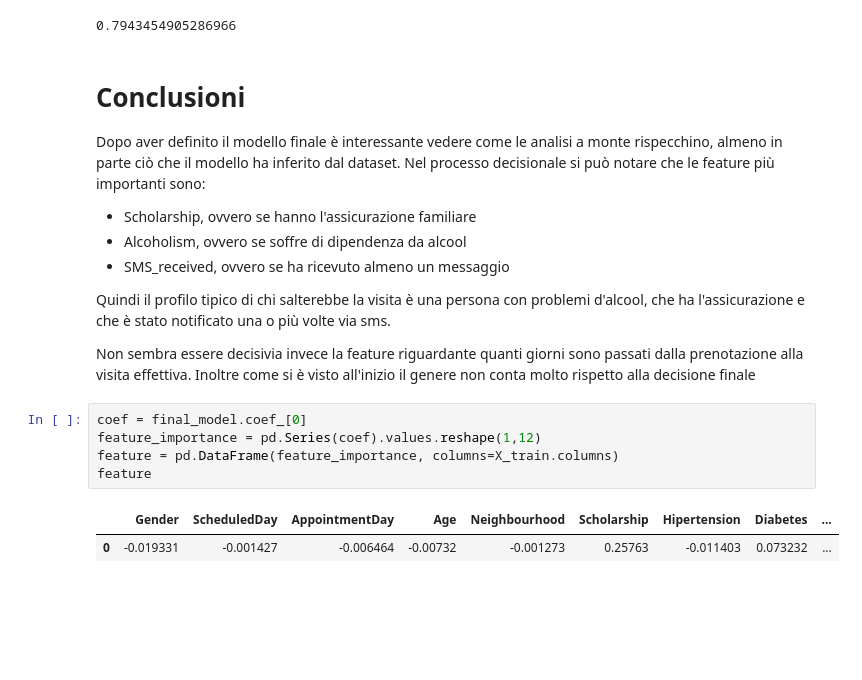
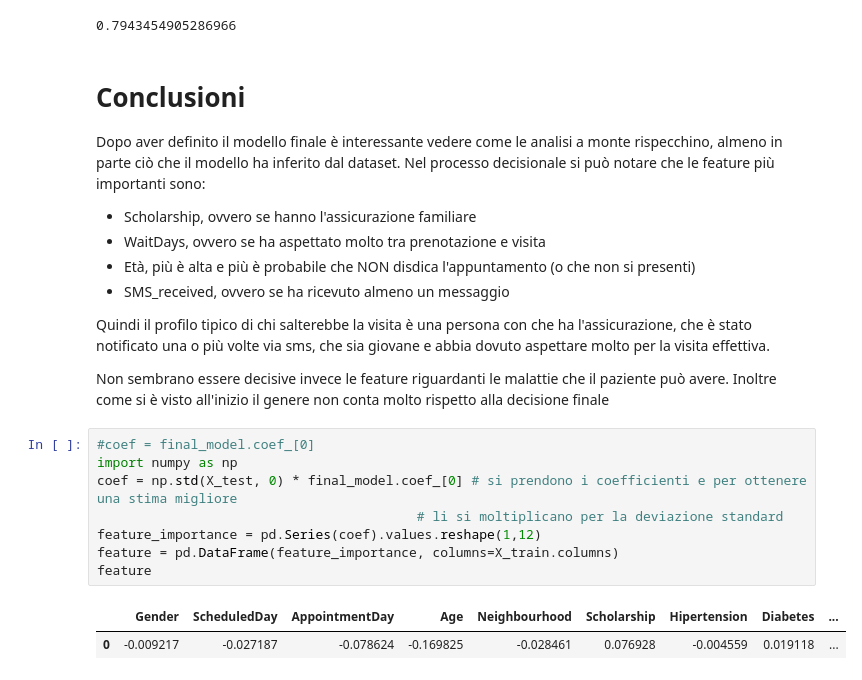
Before and after one commit to antonio-turco/ia-esame-giugno, a Jupyter notebook: Training.ipynb, the cells around one changed output. Saved outputs shown, nothing was run; the diff lists cells and outputs as text; blank space fills up the shorter version.

Commit message:
:bug: fixes an error on the conclusion, The weights of the model were not normalized

```diff
--- a/Training.ipynb
+++ b/Training.ipynb
@@ -349,17 +347,21 @@ final_model.score(X_test, y_test)
 Dopo aver definito il modello finale è interessante vedere come le analisi a monte rispecchino, almeno in parte ciò che il modello ha inferito dal dataset.
 Nel processo decisionale si può notare che le feature più importanti sono:
 - Scholarship, ovvero se hanno l'assicurazione familiare
-- Alcoholism, ovvero se soffre di dipendenza da alcool
+- WaitDays, ovvero se ha aspettato molto tra prenotazione e visita
+- Età, più è alta e più è probabile che NON disdica l'appuntamento (o che non si presenti)
 - SMS_received, ovvero se ha ricevuto almeno un messaggio
 
-Quindi il profilo tipico di chi salterebbe la visita è una persona con problemi d'alcool, che ha l'assicurazione e che è stato notificato una o più volte via sms.
+Quindi il profilo tipico di chi salterebbe la visita è una persona con che ha l'assicurazione, che è stato notificato una o più volte via sms, che sia giovane e abbia dovuto aspettare molto per la visita effettiva.
 
-Non sembra essere decisivia invece la feature riguardante quanti giorni sono passati dalla prenotazione alla visita effettiva. Inoltre come si è visto all'inizio il genere non conta molto rispetto alla decisione finale
+Non sembrano essere decisive invece le feature riguardanti le malattie che il paziente può avere. Inoltre come si è visto all'inizio il genere non conta molto rispetto alla decisione finale
 # %%
-coef = final_model.coef_[0]
+#coef = final_model.coef_[0]
+import numpy as np
+coef = np.std(X_test, 0) * final_model.coef_[0] # si prendono i coefficienti e per ottenere una stima migliore
+                                         # li si moltiplicano per la deviazione standard
 feature_importance = pd.Series(coef).values.reshape(1,12)
 feature = pd.DataFrame(feature_importance, columns=X_train.columns)
 feature
 # %% [output]
 |  | Gender | ScheduledDay | AppointmentDay | Age | Neighbourhood | Scholarship | Hipertension | Diabetes | ... |
-| 0 | -0.019331 | -0.001427 | -0.006464 | -0.00732 | -0.001273 | 0.25763 | -0.011403 | 0.073232 | ... |
+| 0 | -0.009217 | -0.027187 | -0.078624 | -0.169825 | -0.028461 | 0.076928 | -0.004559 | 0.019118 | ... |
```
Also changed, not shown: parts of 5 cells of this notebook.
